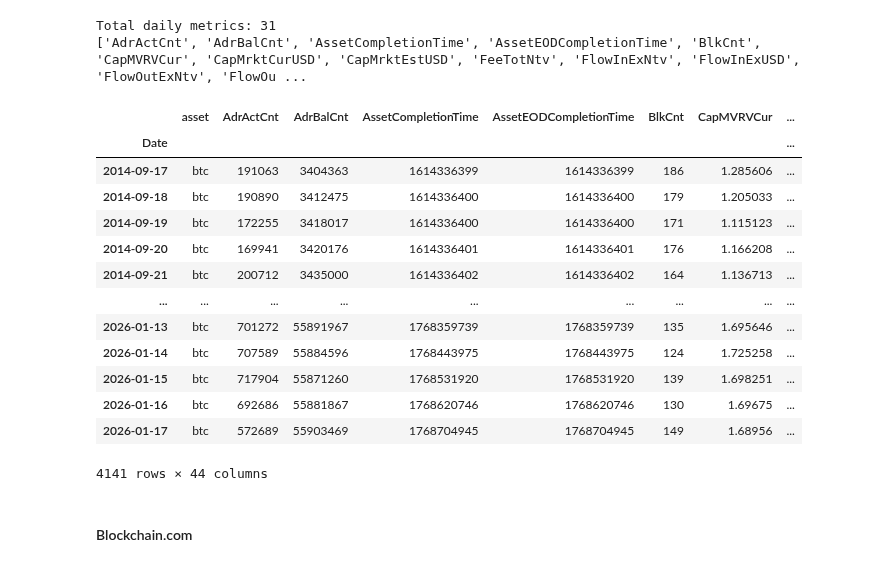
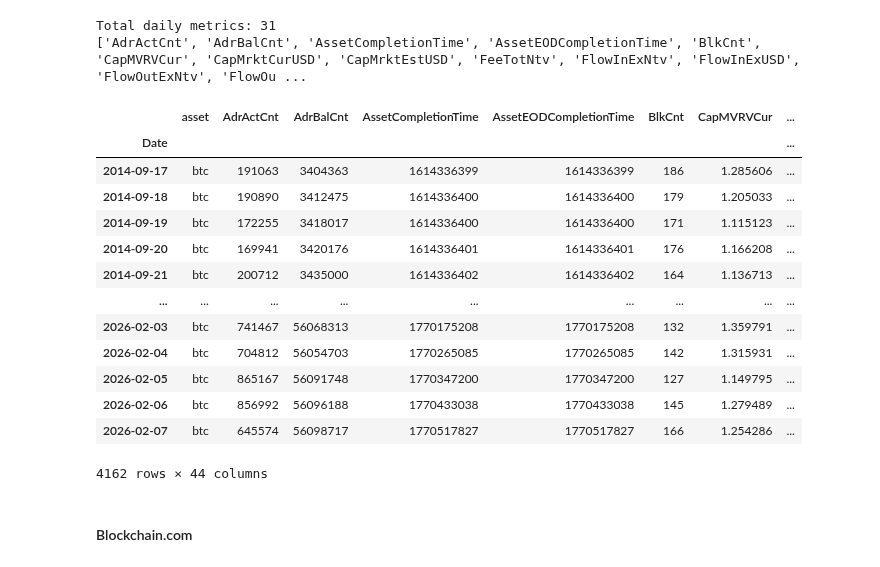
Before and after one commit to pterletskiy/BTC_KAN_AFML, a Jupyter notebook: MFW_data_retrieval.ipynb, the cells around one changed output. Cells and saved outputs as stored; diff of their text form; code cells hidden in the pictures.

```diff
--- a/MFW_data_retrieval.ipynb
+++ b/MFW_data_retrieval.ipynb
@@ -110,32 +135,32 @@ Total daily metrics: 31
 ['AdrActCnt', 'AdrBalCnt', 'AssetCompletionTime', 'AssetEODCompletionTime', 'BlkCnt', 'CapMVRVCur', 'CapMrktCurUSD', 'CapMrktEstUSD', 'FeeTotNtv', 'FlowInExNtv', 'FlowInExUSD', 'FlowOutExNtv', 'FlowOu ...
 # %%
 btc_metrics = client.get_asset_metrics(assets = 'btc', metrics = daily_metrics_names,
-                                   start_time = '2014-09-17', end_time = '2026-01-17', frequency = '1d')
+                                   start_time = '2014-09-17', end_time = '2026-02-07', frequency = '1d')
 
 # Convert to DataFrame directly
 btc_coinmetrics = btc_metrics.to_dataframe()
 
 # Convert timestamp to datetime and set 'Date' as index
 btc_coinmetrics['time'] = pd.to_datetime(btc_coinmetrics['time'])
+btc_coinmetrics['time'] = btc_coinmetrics['time'].dt.tz_localize(None).dt.normalize()
 btc_coinmetrics.set_index('time', inplace=True)
-btc_coinmetrics.index = btc_coinmetrics.index.strftime('%Y-%m-%d')
 btc_coinmetrics.index.name = 'Date'
 btc_coinmetrics
 # %% [output]
 |  | asset | AdrActCnt | AdrBalCnt | AssetCompletionTime | AssetEODCompletionTime | BlkCnt | CapMVRVCur | ... |
 | Date |  |  |  |  |  |  |  | ... |
 | 2014-09-17 | btc | 191063 | 3404363 | 1614336399 | 1614336399 | 186 | 1.285606 | ... |
 | 2014-09-18 | btc | 190890 | 3412475 | 1614336400 | 1614336400 | 179 | 1.205033 | ... |
 | 2014-09-19 | btc | 172255 | 3418017 | 1614336400 | 1614336400 | 171 | 1.115123 | ... |
 | 2014-09-20 | btc | 169941 | 3420176 | 1614336401 | 1614336401 | 176 | 1.166208 | ... |
 | 2014-09-21 | btc | 200712 | 3435000 | 1614336402 | 1614336402 | 164 | 1.136713 | ... |
 | ... | ... | ... | ... | ... | ... | ... | ... | ... |
-| 2026-01-13 | btc | 701272 | 55891967 | 1768359739 | 1768359739 | 135 | 1.695646 | ... |
-| 2026-01-14 | btc | 707589 | 55884596 | 1768443975 | 1768443975 | 124 | 1.725258 | ... |
-| 2026-01-15 | btc | 717904 | 55871260 | 1768531920 | 1768531920 | 139 | 1.698251 | ... |
-| 2026-01-16 | btc | 692686 | 55881867 | 1768620746 | 1768620746 | 130 | 1.69675 | ... |
-| 2026-01-17 | btc | 572689 | 55903469 | 1768704945 | 1768704945 | 149 | 1.68956 | ... |
+| 2026-02-03 | btc | 741467 | 56068313 | 1770175208 | 1770175208 | 132 | 1.359791 | ... |
+| 2026-02-04 | btc | 704812 | 56054703 | 1770265085 | 1770265085 | 142 | 1.315931 | ... |
+| 2026-02-05 | btc | 865167 | 56091748 | 1770347200 | 1770347200 | 127 | 1.149795 | ... |
+| 2026-02-06 | btc | 856992 | 56096188 | 1770433038 | 1770433038 | 145 | 1.279489 | ... |
+| 2026-02-07 | btc | 645574 | 56098717 | 1770517827 | 1770517827 | 166 | 1.254286 | ... |
-4141 rows × 44 columns
+4162 rows × 44 columns
 # %% [markdown]
 #### Blockchain.com
 # %%
```
Also changed, not shown: parts of 27 cells of this notebook.
